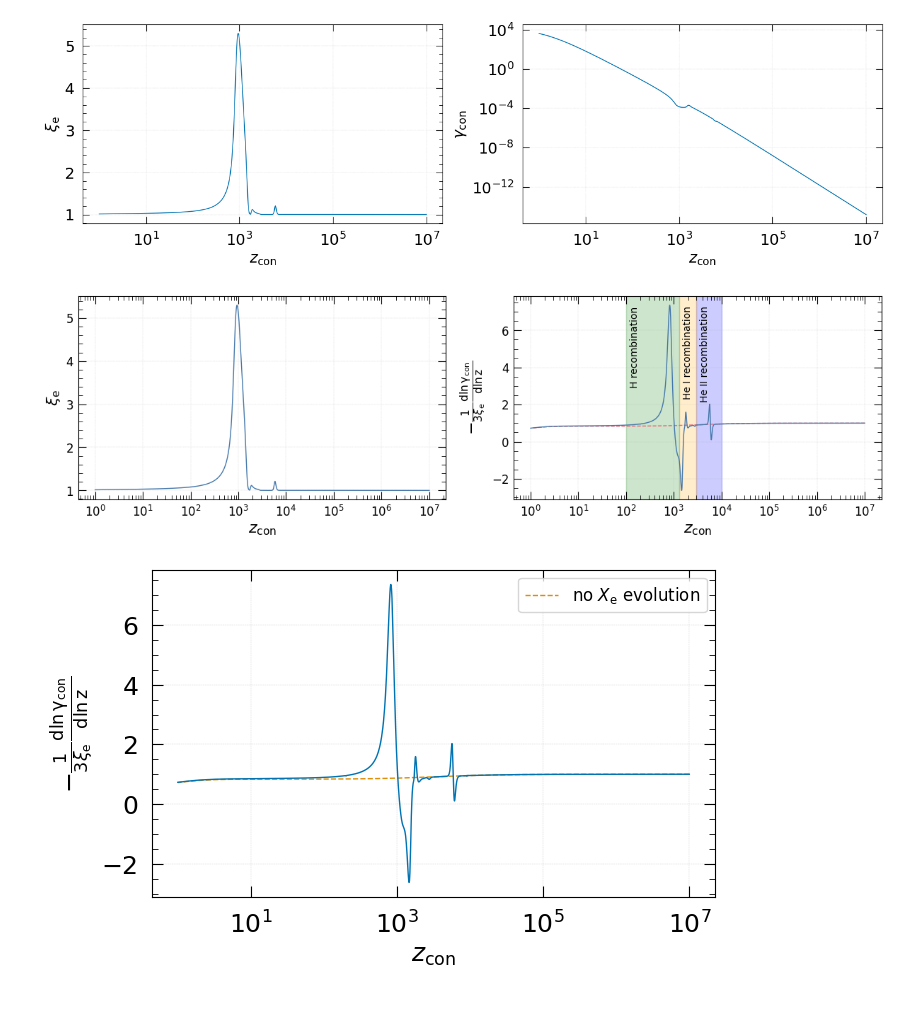
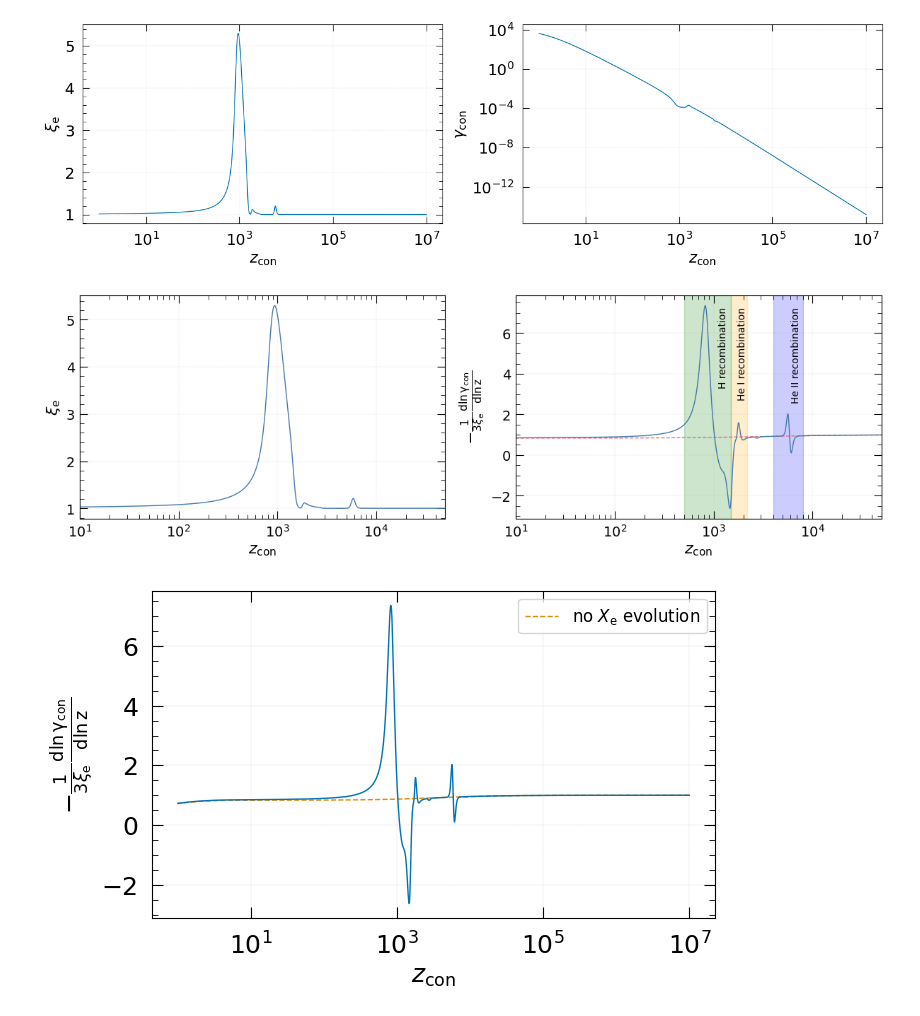
Before and after one commit to Sareva00/Photon_conversion, a Jupyter notebook: gamma_evolution.ipynb, the cells around one changed output. Cells and saved outputs as stored; diff of their text form; code cells hidden in the pictures.

Commit message:
new limits for the recombination

```diff
--- a/gamma_evolution.ipynb
+++ b/gamma_evolution.ipynb
@@ -108,48 +108,52 @@ plt.show()
 # %% [output]
 [figure]
 # %%
-z_start = 10000
-z_end = 3000
-z_end2 = 1300
-z_end3 = 100
+z_start = 8000
+z_end = 4000
+z_start2 = 2200
+z_end2 = 1500
+z_end3 = 500
 # %%
 
-fig, ax = plt.subplots(1, 2, figsize=set_size(width_jcap*2, 1, (1,2)))
+fig, ax = plt.subplots(1, 2, figsize=set_size(width_jcap*2, 1, (1,2), 8/12))
 ax[0].plot(z, xi_e, color=colors0[0], linewidth=1, linestyle="-")
 ax[1].plot(z, -dlngamma_noXe/3, color=colors0[1], linewidth=1, linestyle="--", label="no $X_{\\rm e}$ evolution")
 ax[1].plot(z, -dlngamma/3*xi_e, color=colors0[0], linewidth=1, linestyle="-")
 
 ax[0].set_xlabel("$z_{\\rm con}$")
 ax[0].set_ylabel("$\\xi_{\\rm e}$")
 ax[0].set_xscale("log")
 ax[0].set_yscale("linear")
 
 
 ax[1].set_xlabel("$z_{\\rm con}$")
 ax[1].set_ylabel("$ - \\frac{1}{3 \\xi_{\\rm e} }\\frac{\\rm d \\ln \\gamma_{\\rm con}}{\\rm d\\ln z}$")
 ax[1].set_xscale("log")
 ax[1].set_yscale("linear")
 
 ax[1].axvspan(z_start, z_end, alpha=0.2, color='blue')
-ax[1].axvspan(z_end, z_end2, alpha=0.2, color='orange')
+ax[1].axvspan(z_start2, z_end2, alpha=0.2, color='orange')
 ax[1].axvspan(z_end2, z_end3, alpha=0.2, color='green')
+
+ax[0].set_xlim(10, 5e4)
+ax[1].set_xlim(10, 5e4)
 
 # Get y-axis limits for positioning text
 ylim = ax[1].get_ylim()
 y_upper = ylim[0] + 0.95 * (ylim[1] - ylim[0])
 
 # Add vertical text annotations within each band
-ax[1].text(z_end * 1.5, y_upper, 'He II recombination', rotation=90,
+ax[1].text(z_end * 1.7, y_upper, 'He II recombination', rotation=90,
            verticalalignment='top', horizontalalignment='center', fontsize=10)
-ax[1].text(z_end2 * 1.5, y_upper, 'He I recombination', rotation=90,
+ax[1].text(z_end2 * 1.3, y_upper, 'He I recombination', rotation=90,
            verticalalignment='top', horizontalalignment='center', fontsize=10)
-ax[1].text(z_end3 * 1.5, y_upper, 'H recombination', rotation=90,
+ax[1].text(z_end3 * 2.5, y_upper, 'H recombination', rotation=90,
            verticalalignment='top', horizontalalignment='center', fontsize=10)
 
 plt.savefig('outputs/gamma_evolution.pdf', dpi=300, bbox_inches="tight")
 plt.show()
 # %% [output]
-[figure, old version]
+[figure, new version]
 # %%
 
 fig, ax = plt.subplots(1, 1, figsize=mplt.set_size(mplt.width))
```
